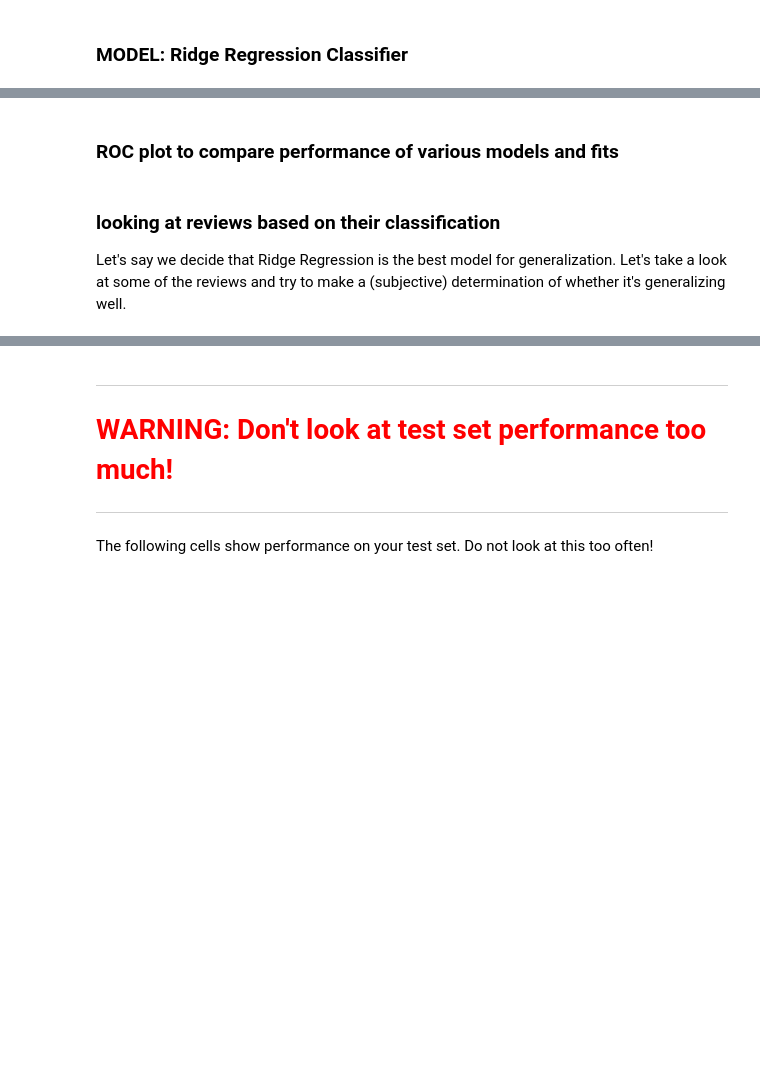
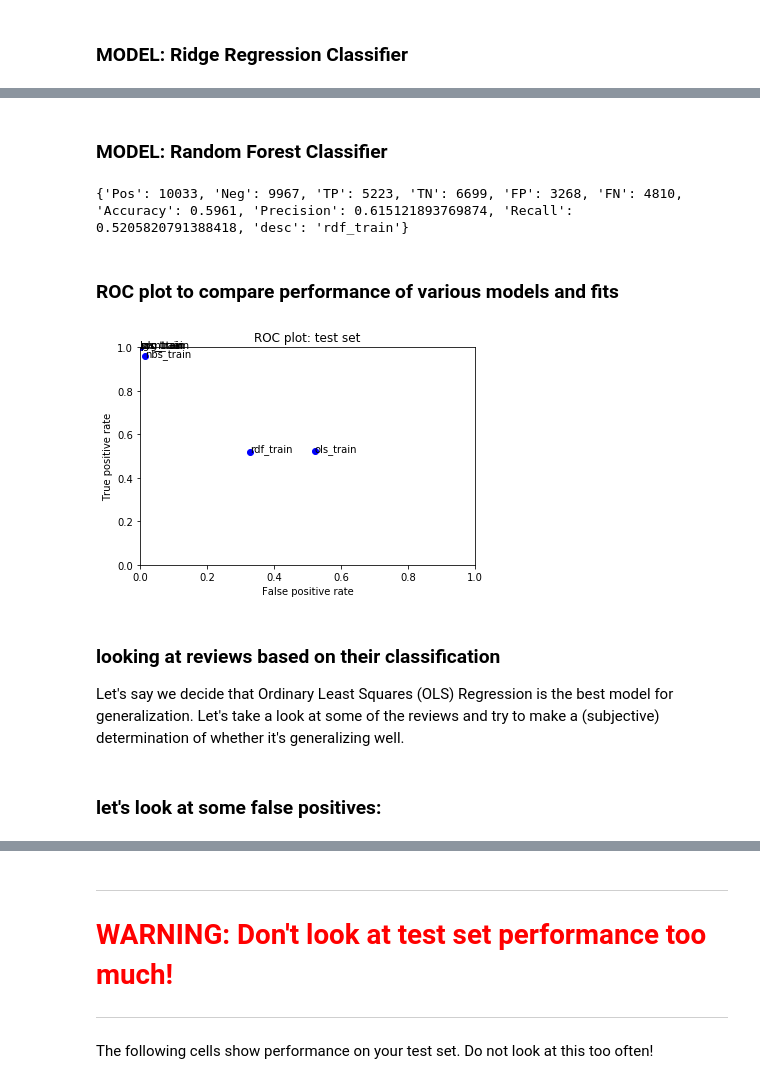
Before and after one commit to visualizedata/ml, a Jupyter notebook: final_assignment_1/moviereviews_first_full_iteration.ipynb, the cells around one changed output, grey strips where cells are left out. Saved outputs shown, nothing was run; the diff lists cells and outputs as text; code cells hidden in the pictures; blank space fills up the shorter version.

```diff
--- a/final_assignment_1/moviereviews_first_full_iteration.ipynb
+++ b/final_assignment_1/moviereviews_first_full_iteration.ipynb
@@ -79,13 +38,0 @@ print(X[1234])
-# %%
-# create training and test sets
-from sklearn.model_selection import train_test_split
-
-# enter an integer for the random_state parameter; any integer will work
-X_train, X_test, y_train, y_test, X_raw_train, X_raw_test = train_test_split(X, movie_data['sentiment'], movie_data, test_size= 0.2, random_state=)
-
-print(X_train.shape)
-print(X_test.shape)
-print(y_train.shape)
-print(y_test.shape)
-print(X_raw_train.shape)
-print(X_raw_test.shape)
@@ -91,0 +111,3 @@ print(X_raw_test.shape)
+# %%
+# CHANGE FILE PATH and my_random_seed number (any integer other than 74 will do):
+X_train, X_test, y_train, y_test, X_raw_train, X_raw_test = process_raw_data(fn='/home/ec2-user/data/moviereviews_train.tsv', my_random_seed=74)
@@ -115,7 +159,7 @@ print(svm_performance_train.performance_measures)
 ### MODEL: logistic regression
 # %%
 from sklearn import linear_model
-lgs = linear_model.SGDClassifier(loss='log', n_iter=50, alpha=0.00001)
+lgs = linear_model.SGDClassifier(loss='log')
 lgs.fit(X_train, y_train)
 
 lgs_performance_train = BinaryClassificationPerformance(lgs.predict(X_train), y_train, 'lgs_train')
@@ -154,19 +206,33 @@ print(rdg_performance_train.performance_measures)
+# %% [markdown]
+### MODEL: Random Forest Classifier
+# %%
+from sklearn.ensemble import RandomForestClassifier
+rdf = RandomForestClassifier(max_depth=2, random_state=0)
+rdf.fit(X_train, y_train)
+
+rdf_performance_train = BinaryClassificationPerformance(rdf.predict(X_train), y_train, 'rdf_train')
+rdf_performance_train.compute_measures()
+print(rdf_performance_train.performance_measures)
+# %% [output]
+{'Pos': 10033, 'Neg': 9967, 'TP': 5223, 'TN': 6699, 'FP': 3268, 'FN': 4810, 'Accuracy': 0.5961, 'Precision': 0.615121893769874, 'Recall': 0.5205820791388418, 'desc': 'rdf_train'}
 # %% [markdown]
 ### ROC plot to compare performance of various models and fits
 # %%
-fits = [ols_performance_train, svm_performance_train, lgs_performance_train, nbs_performance_train, prc_performance_train, rdg_performance_train]
+fits = [ols_performance_train, svm_performance_train, lgs_performance_train, nbs_performance_train, prc_performance_train, rdg_performance_train, rdf_performance_train]
 
 for fit in fits:
     plt.plot(fit.performance_measures['FP'] / fit.performance_measures['Neg'],
              fit.performance_measures['TP'] / fit.performance_measures['Pos'], 'bo')
     plt.text(fit.performance_measures['FP'] / fit.performance_measures['Neg'],
              fit.performance_measures['TP'] / fit.performance_measures['Pos'], fit.desc)
 plt.axis([0, 1, 0, 1])
 plt.title('ROC plot: test set')
 plt.xlabel('False positive rate')
 plt.ylabel('True positive rate')
 plt.show()
+# %% [output]
+[figure, added]
 # %% [markdown]
 ### looking at reviews based on their classification
 
-Let's say we decide that Ridge Regression is the best model for generalization. Let's take a look at some of the reviews and try to make a (subjective) determination of whether it's generalizing well.
+Let's say we decide that Ordinary Least Squares (OLS) Regression is the best model for generalization. Let's take a look at some of the reviews and try to make a (subjective) determination of whether it's generalizing well.
@@ -179,3 +241,5 @@ ridge_predictions.shape
+# %% [markdown]
+### let's look at some false positives:
 # %%
 # false positives
 
```
Also changed, not shown: parts of 54 cells of this notebook, 1 other file.
